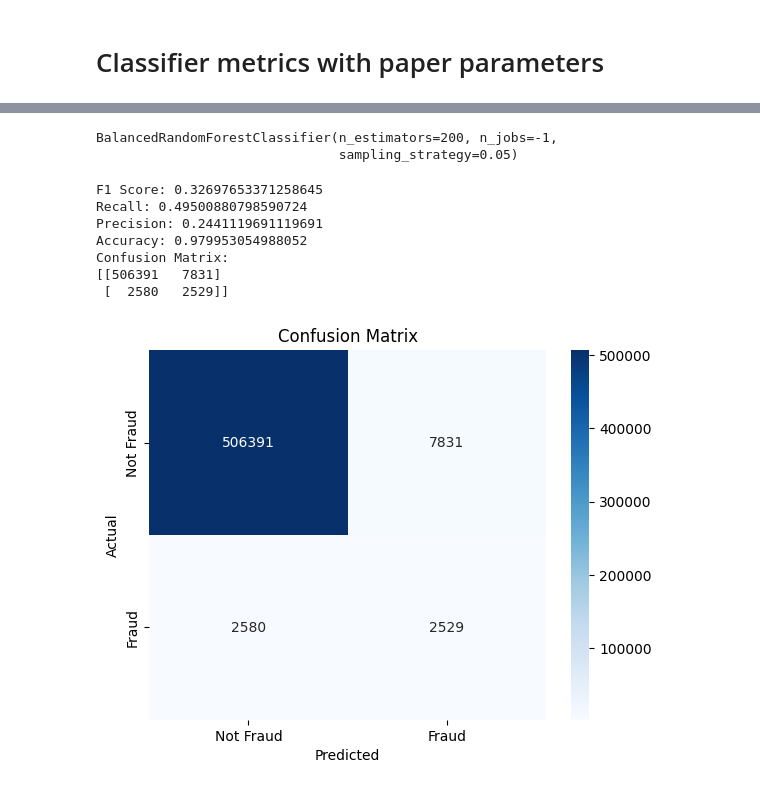
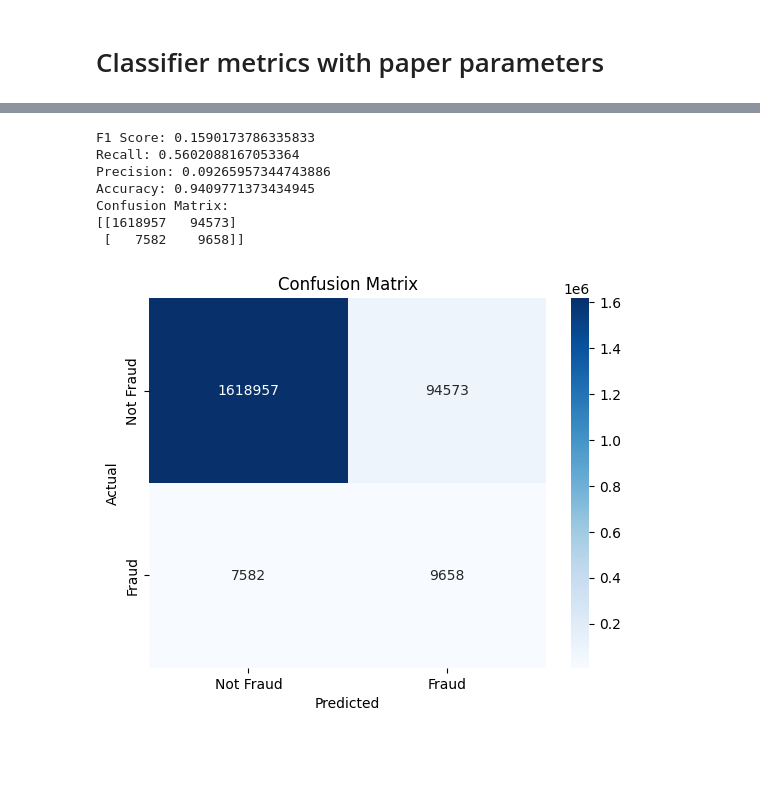
Before and after one commit to FaramirHurin/RL_Attack_September24, a Jupyter notebook: src/classifier-metrics.ipynb, the cells around one changed output, grey strips where cells are left out. Drawn from its saved outputs; the diff is of its cells as text; code cells hidden in the pictures; blank space fills up the shorter version.

```diff
--- a/src/classifier-metrics.ipynb
+++ b/src/classifier-metrics.ipynb
@@ -1,12 +1,2 @@
 # %% [markdown]
 # Classifier metrics with paper parameters
-# %%
-from parameters import Parameters, CardSimParameters, ClassificationParameters
-from banksys import Banksys
-import polars as pl
-
-import pickle
-
-
-with open('logs/banksys.pkl', 'rb') as f:
-    banksys = pickle.load(f)
@@ -32,0 +3,11 @@ print(banksys.current_time)
+# %%
+from parameters import Parameters, ClassificationParameters, CardSimParameters, PPOParameters
+
+USE_ANOMALY = True
+params = Parameters(
+    agent=PPOParameters.best_ppo(USE_ANOMALY),
+    cardsim=CardSimParameters.paper_params(),
+    clf_params=ClassificationParameters.paper_params(USE_ANOMALY),
+)
+# %%
+banksys = params.create_banksys(use_cache=False, fit=True)
@@ -33,7 +16,8 @@ print(banksys.current_time)
 # %%
+import polars as pl
 from datetime import timedelta
 
-end_time = banksys.current_time + timedelta(days=30)
+end_time = banksys.current_time + timedelta(days=100)
 transactions = banksys._transactions_df.filter(pl.col("timestamp").is_between(banksys.current_time, end_time))
 test_y = transactions["is_fraud"]
 dfs = banksys.simulate_until(end_time)
@@ -60,43 +39,33 @@ classifier = banksys.clf
-# %%
-classifier.anomaly_detection_classifier = IsolationForest(n_jobs=-1,contamination=0.005)
-classifier.anomaly_detection_classifier.fit(classifier.dataset['Transactions'])
-
-classifier.ml_classifier = BalancedRandomForestClassifier(n_estimators=200, sampling_strategy=0.05, n_jobs=-1)
-classifier.ml_classifier.fit(classifier.dataset['Transactions'], classifier.dataset['Labels'])
-# %% [output]
-BalancedRandomForestClassifier(n_estimators=200, n_jobs=-1,
-                               sampling_strategy=0.05)
 # %%
 from sklearn.metrics import f1_score, recall_score, precision_score, accuracy_score, confusion_matrix
 import matplotlib.pyplot as plt
 import seaborn as sns
-classifier.use_anomaly=False
 
-predicted = banksys.clf.predict(test_x, true_labels=test_y, t=banksys.current_time)
+predicted = banksys.clf.predict(test_x) #  classifier.current_time)
 
 f1 = f1_score(test_y, predicted)
 recall = recall_score(test_y, predicted)
 precision = precision_score(test_y, predicted)
 accuracy = accuracy_score(test_y, predicted)
 confusion = confusion_matrix(test_y, predicted)
 print(f"F1 Score: {f1}")
 print(f"Recall: {recall}")
 print(f"Precision: {precision}")
 print(f"Accuracy: {accuracy}")
 print("Confusion Matrix:")
 print(confusion)
 
 sns.heatmap(confusion, annot=True, fmt="d", cmap="Blues", xticklabels=["Not Fraud", "Fraud"], yticklabels=["Not Fraud", "Fraud"])
 plt.xlabel("Predicted")
 plt.ylabel("Actual")
 plt.title("Confusion Matrix")
 plt.show()
 # %% [output]
-F1 Score: 0.32697653371258645
-Recall: 0.49500880798590724
-Precision: 0.2441119691119691
-Accuracy: 0.979953054988052
+F1 Score: 0.1590173786335833
+Recall: 0.5602088167053364
+Precision: 0.09265957344743886
+Accuracy: 0.9409771373434945
 Confusion Matrix:
-[[506391   7831]
- [  2580   2529]]
+[[1618957   94573]
+ [   7582    9658]]
-[figure, old version]
+[figure, new version]
```
Also changed, not shown: parts of 12 cells of this notebook, 3 other files.
